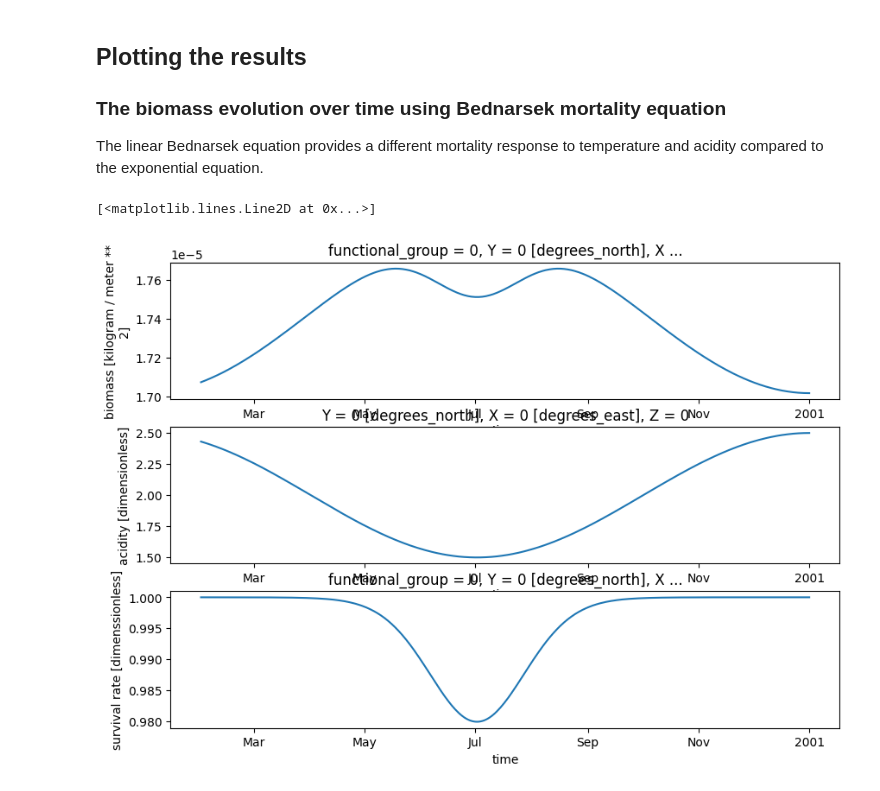
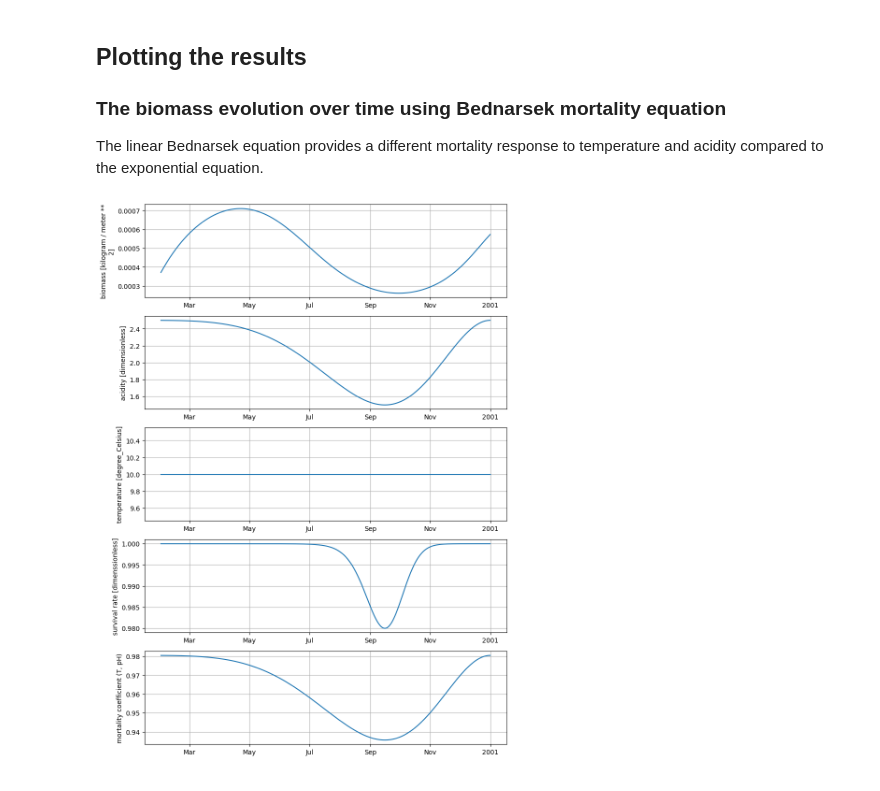
Before and after one commit to Ash12H/Seapopym, a Jupyter notebook: docs/notebooks/example_1d_model_bednarsek.ipynb, the cells around one changed output. Saved outputs shown, nothing was run; the diff lists cells and outputs as text; code cells hidden in the pictures.

```diff
--- a/docs/notebooks/example_1d_model_bednarsek.ipynb
+++ b/docs/notebooks/example_1d_model_bednarsek.ipynb
@@ -38,7 +38,7 @@ time_axis = create_time_coordinate(pd.date_range("2000-01-01", "2001-01-01", fre
 n = int(time_axis.size)
 t = np.linspace(0, 1, n)
 temperature = np.ones_like(t) * 10
-acidity = 2 + 0.5 * np.cos(2 * np.pi * t)
+acidity = 2 + 0.5 * np.cos(2 * np.pi * t**2)
 
 temperature = xr.DataArray(
     dims=["T", "Y", "X", "Z"],
@@ -134,10 +134,8 @@ primary_production unit is milligram / day / meter ** 2, it will be converted to
 The AcidityBedModel uses the linear Bednarsek mortality equation instead of the exponential equation used in the standard AcidityModel.
 # %%
 with AcidityBedModel.from_configuration(configuration=parameters) as bednarsek_model:
-    bednarsek_model.state
     bednarsek_model.run()
     display(bednarsek_model.state)
-    biomass = bednarsek_model.state["biomass"]
     state = bednarsek_model.state.copy()
 # %% [output]
 <xarray.Dataset> Size: 40kB
@@ -164,10 +162,16 @@ Data variables: (12/35)
 
 The linear Bednarsek equation provides a different mortality response to temperature and acidity compared to the exponential equation.
 # %%
-fig, axes = plt.subplots(3, 1, figsize=(10, 7))
-biomass.sel(T=slice("2000-02-01", None)).squeeze().plot.line(x="T", hue="functional_group", ax=axes[0])
+fig, axes = plt.subplots(5, 1, figsize=(10, 15))
+state.sel(T=slice("2000-02-01", None)).biomass.squeeze().plot.line(x="T", hue="functional_group", ax=axes[0])
 state.sel(T=slice("2000-02-01", None)).acidity.plot(ax=axes[1])
-state.sel(T=slice("2000-02-01", None)).survival_rate.plot(ax=axes[2])
+state.sel(T=slice("2000-02-01", None)).temperature.plot(ax=axes[2])
+state.sel(T=slice("2000-02-01", None)).survival_rate.plot(ax=axes[3])
+state.sel(T=slice("2000-02-01", None)).mortality_field.plot(ax=axes[4])
+
+for ax in axes:
+    ax.grid()
+    ax.set_xlabel("")
+    ax.set_title("")
 # %% [output]
-[<matplotlib.lines.Line2D at 0x...>]
-[figure, old version]
+[figure, new version]
```
Also changed, not shown: parts of 1 cell of this notebook, 1 other file.
